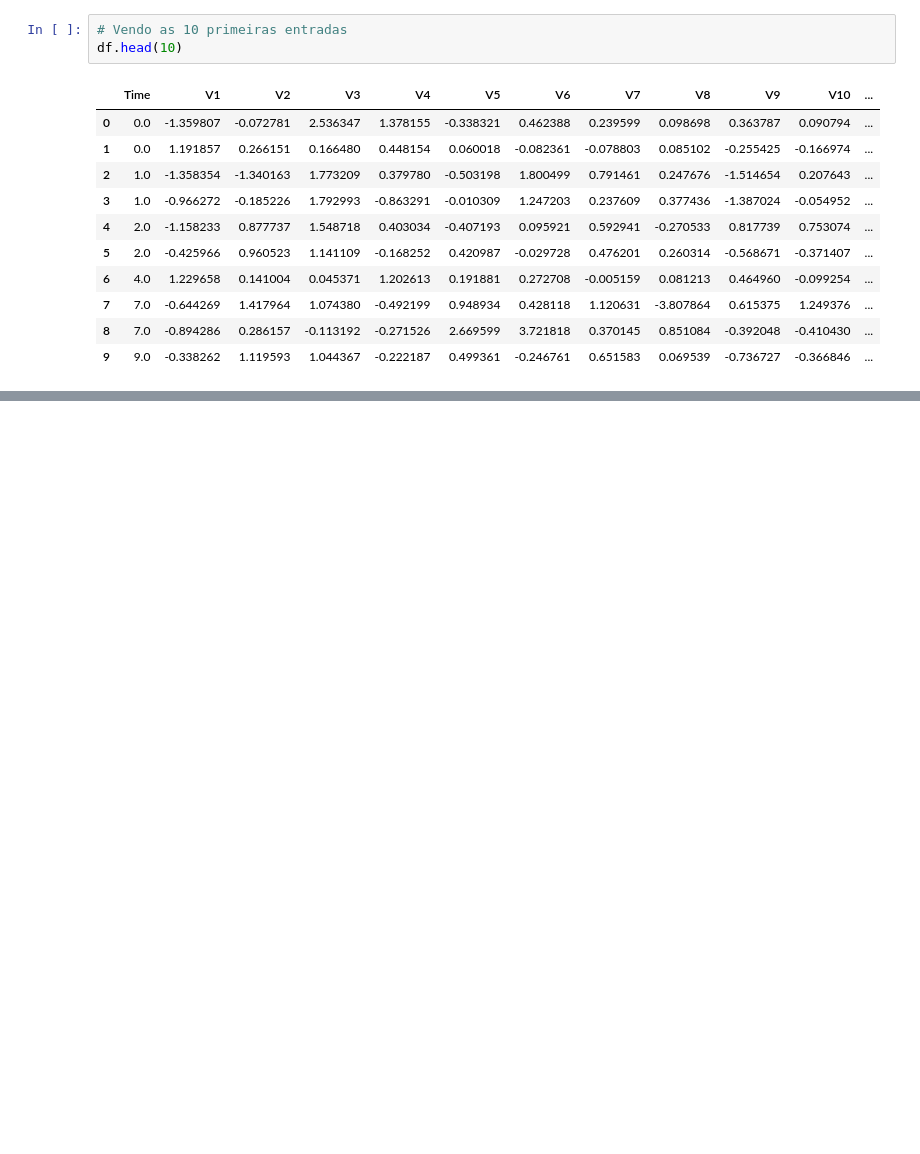
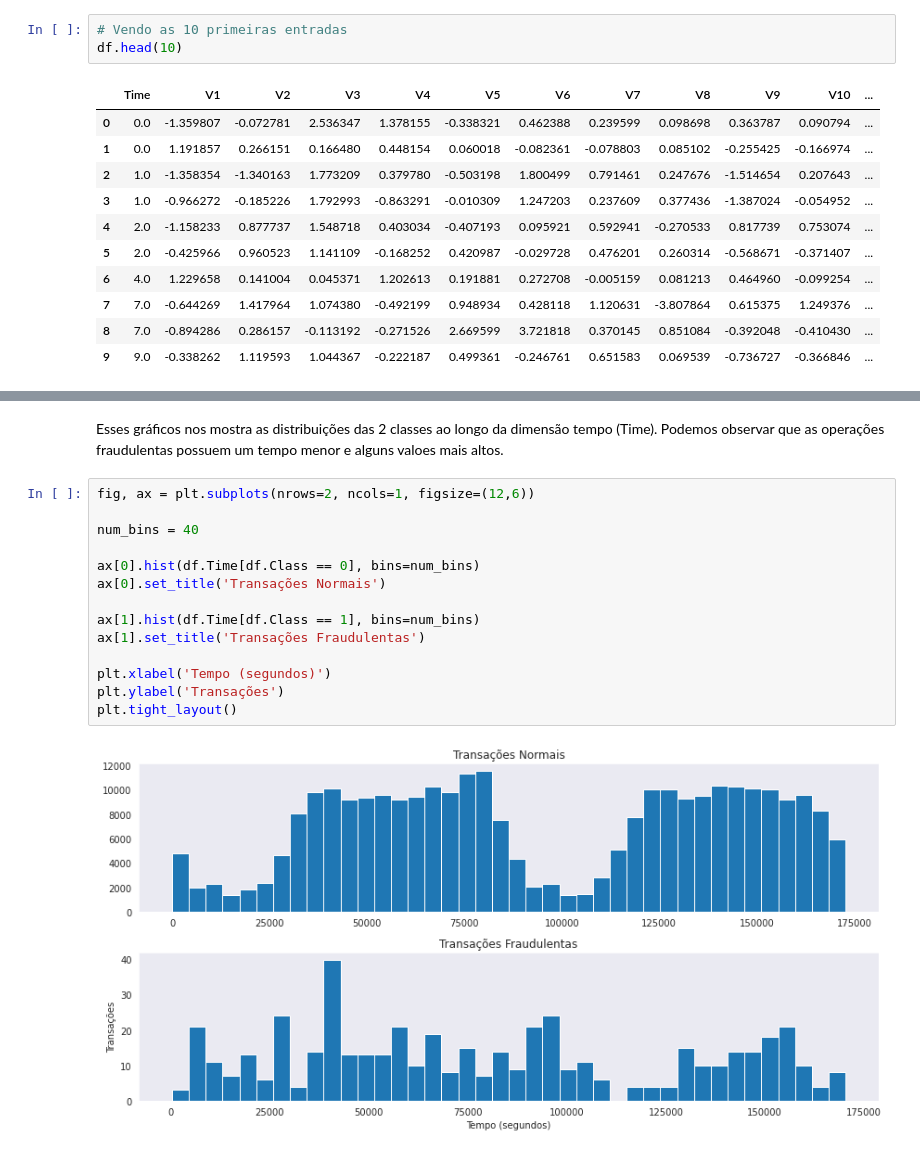
Before and after one commit to marcos-code/Portfolio_DataScience, a Jupyter notebook: Detecção_de_Fraude_em_Cartões_de_Crédito.ipynb, the cells around one changed output, grey strips where cells are left out. Saved outputs shown, nothing was run; the diff lists cells and outputs as text; blank space fills up the shorter version.

```diff
--- a/Detecção_de_Fraude_em_Cartões_de_Crédito.ipynb
+++ b/Detecção_de_Fraude_em_Cartões_de_Crédito.ipynb
@@ -84,0 +149,18 @@ df.head(10)
+# %% [markdown]
+Esses gráficos nos mostra as distribuições das 2 classes ao longo da dimensão tempo (Time). Podemos observar que as operações fraudulentas possuem um tempo menor e alguns valoes mais altos.
+# %%
+fig, ax = plt.subplots(nrows=2, ncols=1, figsize=(12,6))
+
+num_bins = 40
+
+ax[0].hist(df.Time[df.Class == 0], bins=num_bins)
+ax[0].set_title('Transações Normais')
+
+ax[1].hist(df.Time[df.Class == 1], bins=num_bins)
+ax[1].set_title('Transações Fraudulentas')
+
+plt.xlabel('Tempo (segundos)')
+plt.ylabel('Transações')
+plt.tight_layout()
+# %% [output]
+[figure, added]
```
Also changed, not shown: parts of 17 cells of this notebook.
